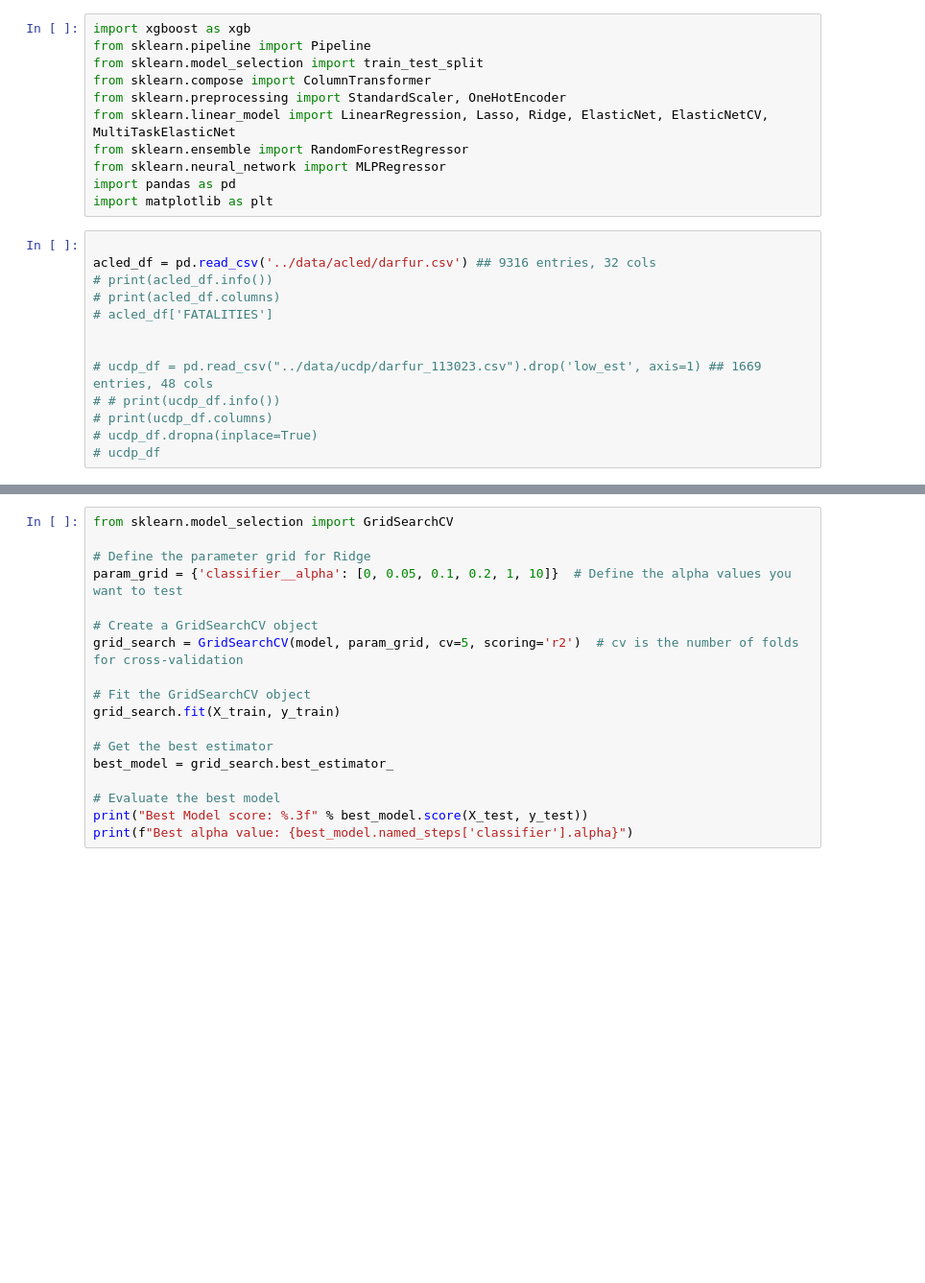
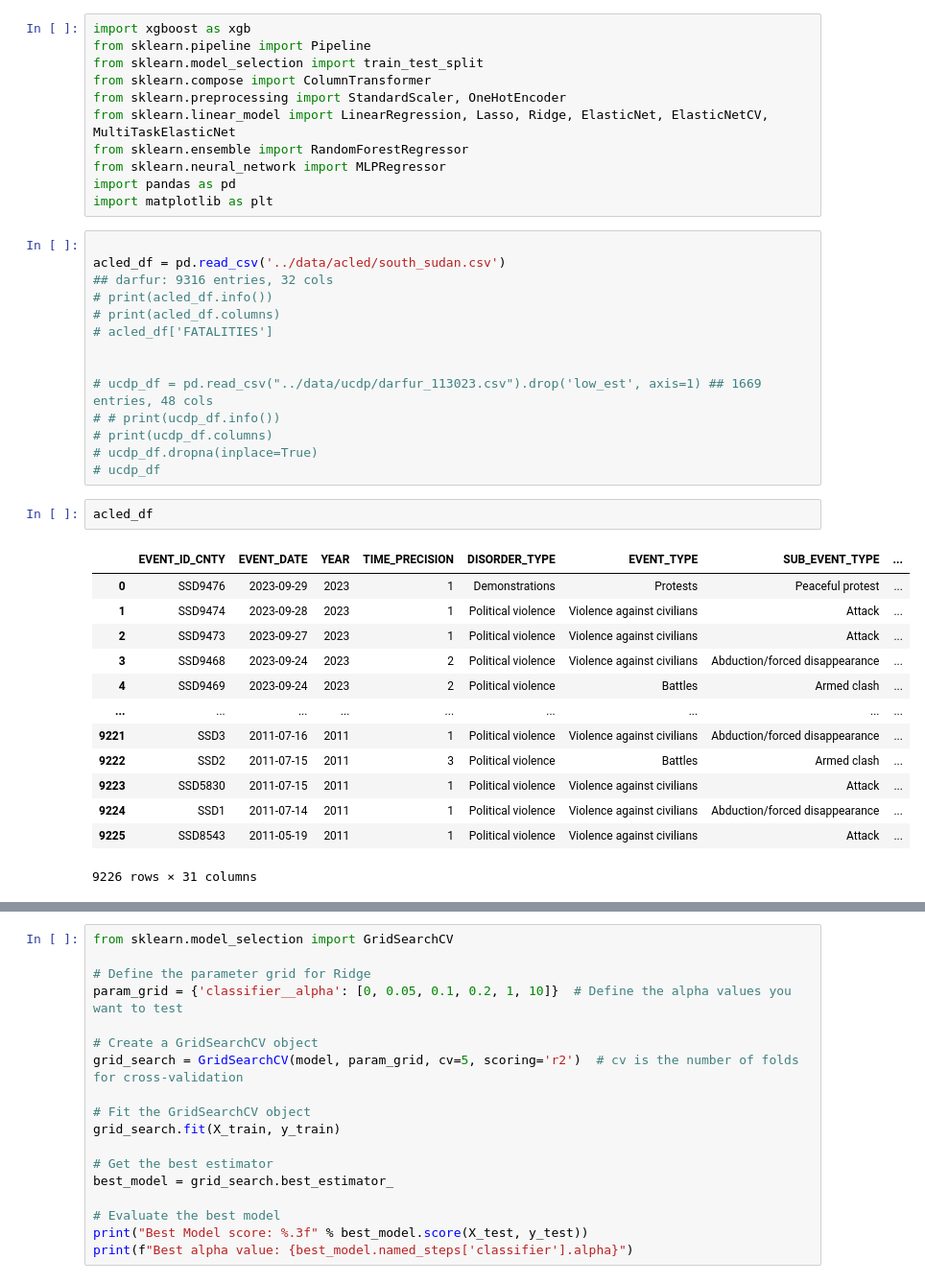
Before and after one commit to kaylanhua/conflicts, a Jupyter notebook: regression/eda.ipynb, the cells around one changed output, grey strips where cells are left out. Shown at 96% size. Drawn from its saved outputs; the diff is of its cells as text; blank space fills up the shorter version.

```diff
--- a/regression/eda.ipynb
+++ b/regression/eda.ipynb
@@ -14,7 +14,8 @@ import pandas as pd
 import matplotlib as plt
 # %%
 
-acled_df = pd.read_csv('../data/acled/darfur.csv') ## 9316 entries, 32 cols
+acled_df = pd.read_csv('../data/acled/south_sudan.csv')
+## darfur: 9316 entries, 32 cols
 # print(acled_df.info())
 # print(acled_df.columns)
 # acled_df['FATALITIES']
@@ -25,6 +26,22 @@ acled_df = pd.read_csv('../data/acled/darfur.csv') ## 9316 entries, 32 cols
 # print(ucdp_df.columns)
 # ucdp_df.dropna(inplace=True)
 # ucdp_df
+# %%
+acled_df
+# %% [output]
+|  | EVENT_ID_CNTY | EVENT_DATE | YEAR | TIME_PRECISION | DISORDER_TYPE | EVENT_TYPE | SUB_EVENT_TYPE | ... |
+| 0 | SSD9476 | 2023-09-29 | 2023 | 1 | Demonstrations | Protests | Peaceful protest | ... |
+| 1 | SSD9474 | 2023-09-28 | 2023 | 1 | Political violence | Violence against civilians | Attack | ... |
+| 2 | SSD9473 | 2023-09-27 | 2023 | 1 | Political violence | Violence against civilians | Attack | ... |
+| 3 | SSD9468 | 2023-09-24 | 2023 | 2 | Political violence | Violence against civilians | Abduction/forced disappearance | ... |
+| 4 | SSD9469 | 2023-09-24 | 2023 | 2 | Political violence | Battles | Armed clash | ... |
+| ... | ... | ... | ... | ... | ... | ... | ... | ... |
+| 9221 | SSD3 | 2011-07-16 | 2011 | 1 | Political violence | Violence against civilians | Abduction/forced disappearance | ... |
+| 9222 | SSD2 | 2011-07-15 | 2011 | 3 | Political violence | Battles | Armed clash | ... |
+| 9223 | SSD5830 | 2011-07-15 | 2011 | 1 | Political violence | Violence against civilians | Attack | ... |
+| 9224 | SSD1 | 2011-07-14 | 2011 | 1 | Political violence | Violence against civilians | Abduction/forced disappearance | ... |
+| 9225 | SSD8543 | 2011-05-19 | 2011 | 1 | Political violence | Violence against civilians | Attack | ... |
+9226 rows × 31 columns
 # %%
 data = acled_df
 X = data.drop('FATALITIES', axis=1)
```
Also changed, not shown: parts of 7 cells of this notebook, 1 other file.
